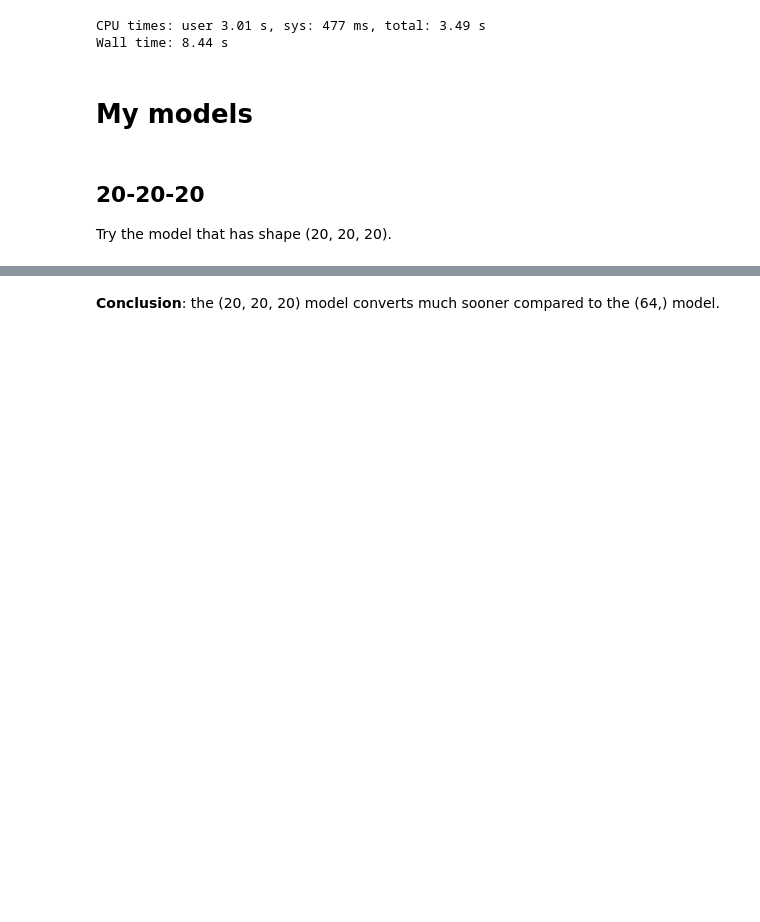
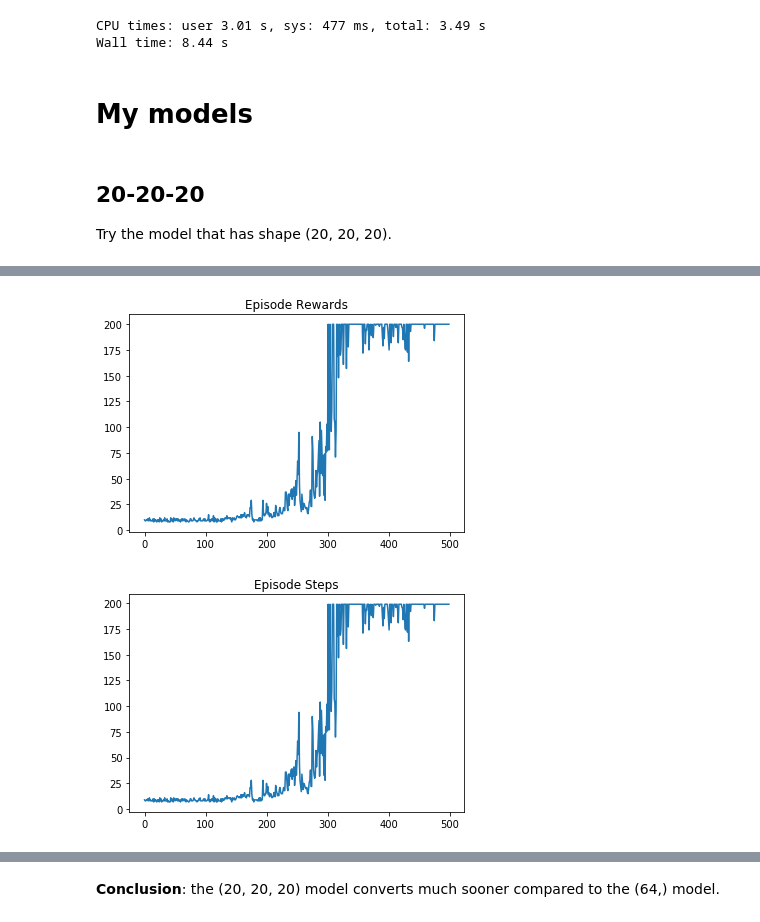
Before and after one commit to ChihChiu29/deep_learning, a Jupyter notebook: notebooks/new_learning/cartpole_v0.ipynb, the cells around one changed output, grey strips where cells are left out. Cells and saved outputs as stored; diff of their text form; code cells hidden in the pictures; blank space fills up the shorter version.

```diff
--- a/notebooks/new_learning/cartpole_v0.ipynb
+++ b/notebooks/new_learning/cartpole_v0.ipynb
@@ -121,8 +118,8 @@ Try the model that has shape (20, 20, 20).
 # %%
 batch_size = 64  # used in qfunc and runner.
 env = environment_impl.GymEnvironment(gym.make('CartPole-v0'))
-qfunc = qfunc_impl.DQN(
-    model=qfunc_impl.CreateSingleModelWithRMSProp(
+brain = qfunc_impl.DQN(
+    model=qfunc_impl.CreateModel(
         state_shape=env.GetStateShape(),
         action_space_size=env.GetActionSpaceSize(),
         hidden_layer_sizes=(20, 20, 20)),
@@ -130,10 +127,11 @@ qfunc = qfunc_impl.DQN(
     discount_factor=0.99,
 )
 runner = runner_impl.ExperienceReplayRunner(experience_capacity=100000, experience_sample_batch_size=batch_size)
+runner.AddCallback(runner_extension_impl.ProgressTracer(report_every_num_of_episodes=100))
 # %%
 %%time
 # Train
 logging.ENV.debug_verbosity = 3
 policy = policy_impl.GreedyPolicyWithRandomness(epsilon=0.1)
-runner.Run(env=env, qfunc=qfunc, policy=policy, num_of_episodes=500)
+runner.Run(env=env, brain=brain, policy=policy, num_of_episodes=500)
 # %% [output]
@@ -146,0 +144,2 @@ Wall time: 29min 21s
+[figure, added]
+[figure, added]
```
Also changed, not shown: parts of 12 cells of this notebook, 8 other files.
